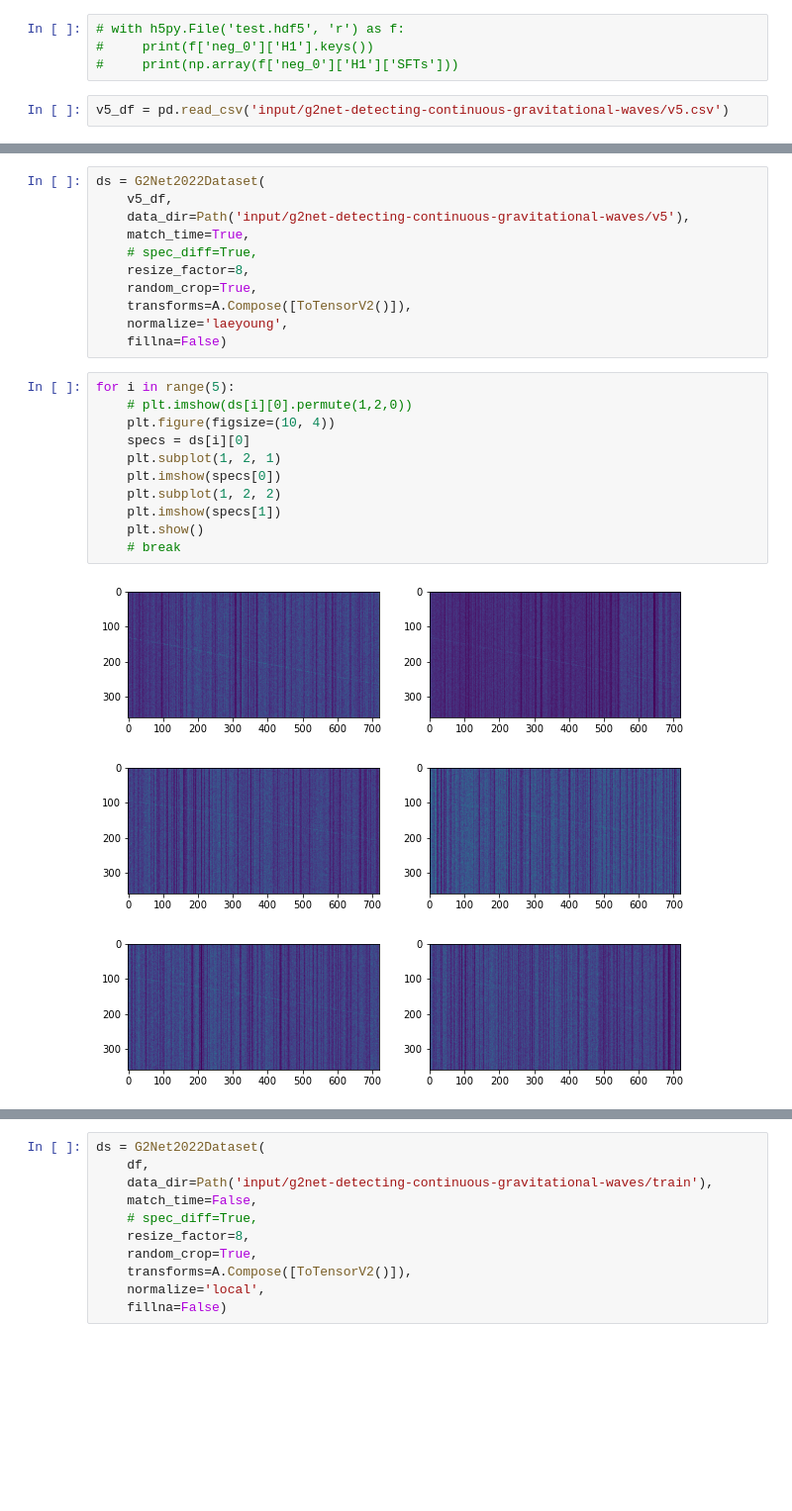
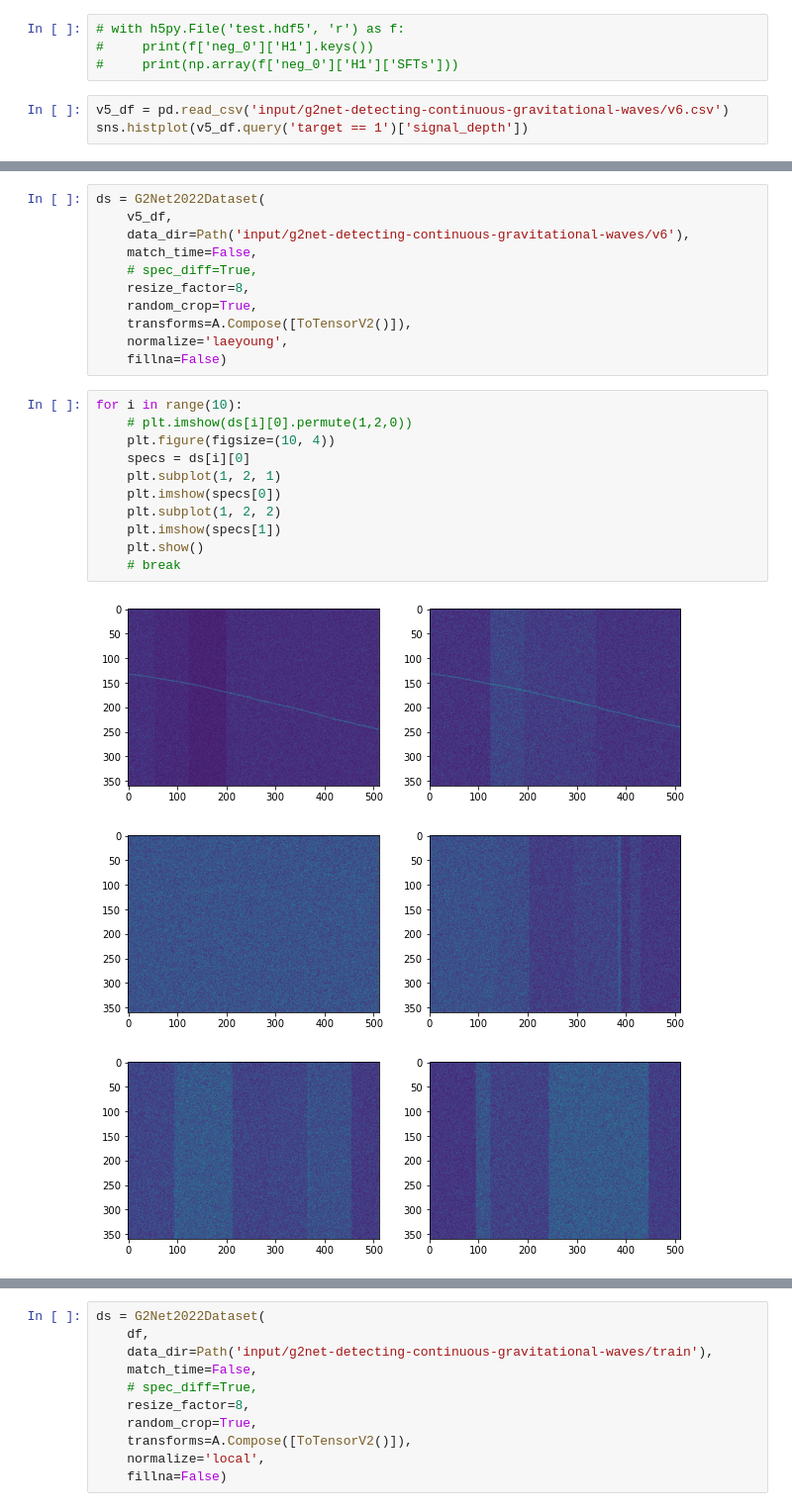
Before and after one commit to analokmaus/kaggle-g2net-2022-private, a Jupyter notebook: 01_eda.ipynb, the cells around one changed output, grey strips where cells are left out. Shown at 99% size. Saved outputs shown, nothing was run; the diff lists cells and outputs as text; blank space fills up the shorter version.

```diff
--- a/01_eda.ipynb
+++ b/01_eda.ipynb
@@ -409,4 +499,5 @@ np.stack([np.ones((100, 200)), np.ones((100, 200))]).shape
 #     print(f['neg_0']['H1'].keys())
 #     print(np.array(f['neg_0']['H1']['SFTs']))
 # %%
-v5_df = pd.read_csv('input/g2net-detecting-continuous-gravitational-waves/v5.csv')
+v5_df = pd.read_csv('input/g2net-detecting-continuous-gravitational-waves/v6.csv')
+sns.histplot(v5_df.query('target == 1')['signal_depth'])
@@ -418,8 +507,8 @@ sns.histplot(v5_df.query('target == 1')['signal_depth'])
 # %%
 ds = G2Net2022Dataset(
     v5_df,
-    data_dir=Path('input/g2net-detecting-continuous-gravitational-waves/v5'),
-    match_time=True,
+    data_dir=Path('input/g2net-detecting-continuous-gravitational-waves/v6'),
+    match_time=False,
     # spec_diff=True,
     resize_factor=8,
     random_crop=True,
@@ -427,17 +516,17 @@ ds = G2Net2022Dataset(
     normalize='laeyoung',
     fillna=False)
 # %%
-for i in range(5):
+for i in range(10):
     # plt.imshow(ds[i][0].permute(1,2,0))
     plt.figure(figsize=(10, 4))
     specs = ds[i][0]
     plt.subplot(1, 2, 1)
     plt.imshow(specs[0])
     plt.subplot(1, 2, 2)
     plt.imshow(specs[1])
     plt.show()
     # break
 # %% [output]
-[figure, old version]
+[figure, new version]
-[figure, old version]
+[figure, new version]
-[figure, old version]
+[figure, new version]
```
Also changed, not shown: parts of 13 cells of this notebook, 25 other files.
